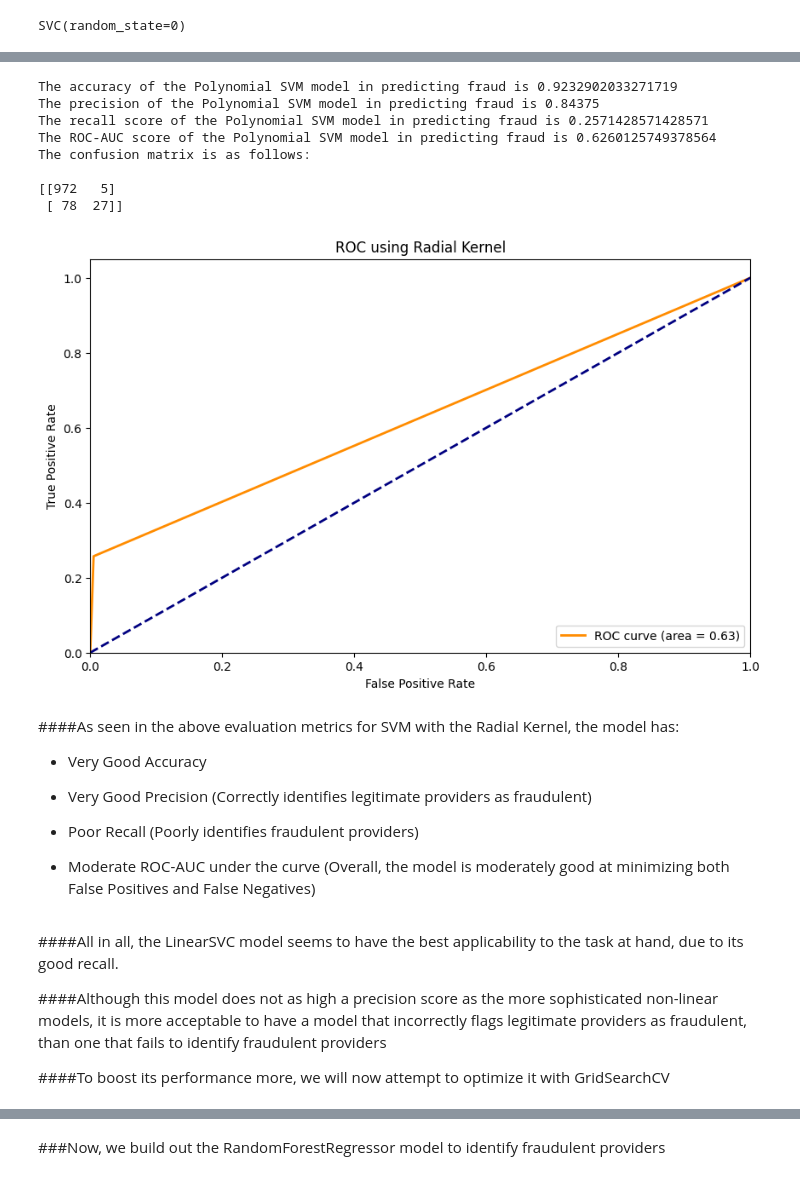
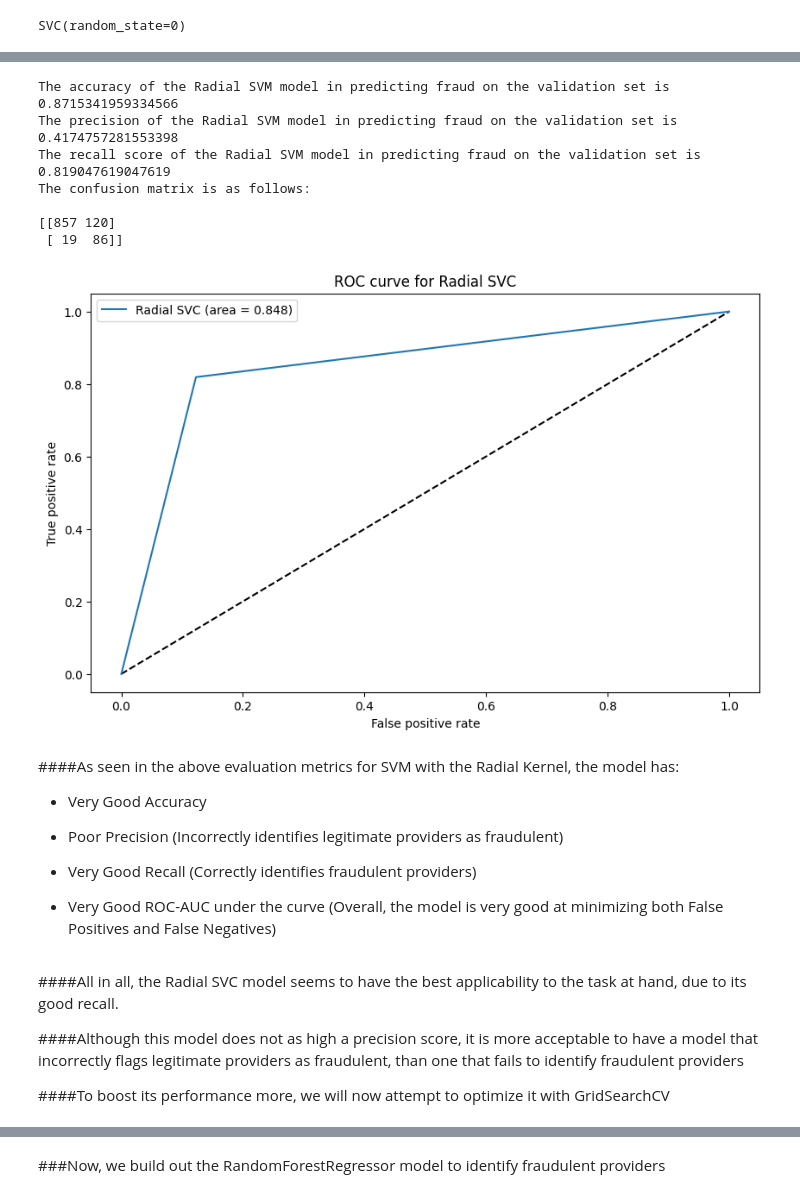
Before and after one commit to HiredOne/BT4012_G7, a Jupyter notebook: SVM+RandomForest.ipynb, the cells around one changed output, grey strips where cells are left out. Cells and saved outputs as stored; diff of their text form; code cells hidden in the pictures.

```diff
--- a/SVM+RandomForest.ipynb
+++ b/SVM+RandomForest.ipynb
@@ -814,7 +823,7 @@ Target columns dropped
 linear_svc = LinearSVC(random_state=0)
 
 # Fit the training data to the model
-linear_svc.fit(X_train_final, y_train['PotentialFraud'])
+linear_svc.fit(X_train, y_train)
 # %% [output]
 LinearSVC(random_state=0)
 # %% [markdown]
@@ -893,6 +922,6 @@ plt.show()
 poly_svm = SVC(kernel='poly', random_state=0)
 
 # Fit the data to the SVM
-poly_svm.fit(X_train_final, y_train['PotentialFraud'])
+poly_svm.fit(X_train, y_train)
 # %% [output]
 SVC(kernel='poly', random_state=0)
@@ -954,6 +1001,6 @@ plt.show()
 rbf_svm = SVC(kernel='rbf', random_state=0)
 
 # Fit the data to the SVM
-rbf_svm.fit(X_train_final, y_train['PotentialFraud'])
+rbf_svm.fit(X_train, y_train)
 # %% [output]
 SVC(random_state=0)
@@ -960,60 +1030,55 @@ SVC(random_state=0)
 # %%
 # Make fraud predictions on validation set
-y_pred_rbf = rbf_svm.predict(X_val_final)
+y_pred_val_rbf = rbf_svm.predict(X_val)
 
 # Print out the evaluation metrics on the validation set
-acc_val_rbf = accuracy_score(y_val['PotentialFraud'], y_pred_rbf)
-prec_val_rbf = precision_score(y_val['PotentialFraud'], y_pred_rbf)
-recall_val_rbf = recall_score(y_val['PotentialFraud'], y_pred_rbf)
-roc_auc_val_rbf = roc_auc_score(y_val['PotentialFraud'], y_pred_rbf)
-confusion_val_rbf = confusion_matrix(y_val['PotentialFraud'], y_pred_rbf)
+acc_val_rbf = accuracy_score(y_val, y_pred_val_rbf)
+prec_val_rbf = precision_score(y_val, y_pred_val_rbf)
+recall_val_rbf = recall_score(y_val, y_pred_val_rbf)
+confusion_val_rbf = confusion_matrix(y_val, y_pred_val_rbf)
 
-print(f"The accuracy of the Polynomial SVM model in predicting fraud is {acc_val_rbf}")
-print(f"The precision of the Polynomial SVM model in predicting fraud is {prec_val_rbf}")
-print(f"The recall score of the Polynomial SVM model in predicting fraud is {recall_val_rbf}")
-print(f"The ROC-AUC score of the Polynomial SVM model in predicting fraud is {roc_auc_val_rbf}")
+print(f"The accuracy of the Radial SVM model in predicting fraud on the validation set is {acc_val_rbf}")
+print(f"The precision of the Radial SVM model in predicting fraud on the validation set is {prec_val_rbf}")
+print(f"The recall score of the Radial SVM model in predicting fraud on the validation set is {recall_val_rbf}")
 print(f"The confusion matrix is as follows: \n")
 print(confusion_val_rbf)
 # %% [output]
-The accuracy of the Polynomial SVM model in predicting fraud is 0.9232902033271719
-The precision of the Polynomial SVM model in predicting fraud is 0.84375
-The recall score of the Polynomial SVM model in predicting fraud is 0.2571428571428571
-The ROC-AUC score of the Polynomial SVM model in predicting fraud is 0.6260125749378564
+The accuracy of the Radial SVM model in predicting fraud on the validation set is 0.8715341959334566
+The precision of the Radial SVM model in predicting fraud on the validation set is 0.4174757281553398
+The recall score of the Radial SVM model in predicting fraud on the validation set is 0.819047619047619
 The confusion matrix is as follows:
 
-[[972   5]
- [ 78  27]]
+[[857 120]
+ [ 19  86]]
 # %%
-# plot the AUC curve
-fpr_rbf, tpr_rbf, _ = roc_curve(y_val['PotentialFraud'], y_pred_rbf)
-roc_auc_rbf = auc(fpr_rbf, tpr_rbf)
+# plot the ROC curve
+fpr_rbf, tpr_rbf, thresholds_rbf = roc_curve(y_val, y_pred_val_rbf)
+auc_rbf = auc(fpr_rbf, tpr_rbf)
 
 plt.figure(figsize=(10, 6))
-plt.plot(fpr_rbf, tpr_rbf, color='darkorange', lw=2, label=f'ROC curve (area = {roc_auc_rbf:.2f})')
-plt.plot([0, 1], [0, 1], color='navy', lw=2, linestyle='--')
-plt.xlim([0.0, 1.0])
-plt.ylim([0.0, 1.05])
-plt.xlabel('False Positive Rate')
-plt.ylabel('True Positive Rate')
-plt.title('ROC using Radial Kernel')
-plt.legend(loc="lower right")
+plt.plot([0, 1], [0, 1], 'k--')
+plt.plot(fpr_rbf, tpr_rbf, label='Radial SVC (area = {:.3f})'.format(auc_rbf))
+plt.xlabel('False positive rate')
+plt.ylabel('True positive rate')
+plt.title('ROC curve for Radial SVC')
+plt.legend(loc='best')
 plt.show()
 # %% [output]
-[figure, old version]
+[figure, new version]
 # %% [markdown]
 ####As seen in the above evaluation metrics for SVM with the Radial Kernel, the model has:
 
 - Very Good Accuracy
 
-- Very Good Precision (Correctly identifies legitimate providers as fraudulent)
+- Poor Precision (Incorrectly identifies legitimate providers as fraudulent)
 
-- Poor Recall (Poorly identifies fraudulent providers)
+- Very Good Recall (Correctly identifies fraudulent providers)
 
-- Moderate ROC-AUC under the curve (Overall, the model is moderately good at minimizing both False Positives and False Negatives)
+- Very Good ROC-AUC under the curve (Overall, the model is very good at minimizing both False Positives and False Negatives)
 # %% [markdown]
-####All in all, the LinearSVC model seems to have the best applicability to the task at hand, due to its good recall.
+####All in all, the Radial SVC model seems to have the best applicability to the task at hand, due to its good recall.
 
-####Although this model does not as high a precision score as the more sophisticated non-linear models, it is more acceptable to have a model that incorrectly flags legitimate providers as fraudulent, than one that fails to identify fraudulent providers
+####Although this model does not as high a precision score, it is more acceptable to have a model that incorrectly flags legitimate providers as fraudulent, than one that fails to identify fraudulent providers
 
 ####To boost its performance more, we will now attempt to optimize it with GridSearchCV
 # %%
```
Also changed, not shown: parts of 59 cells of this notebook.
